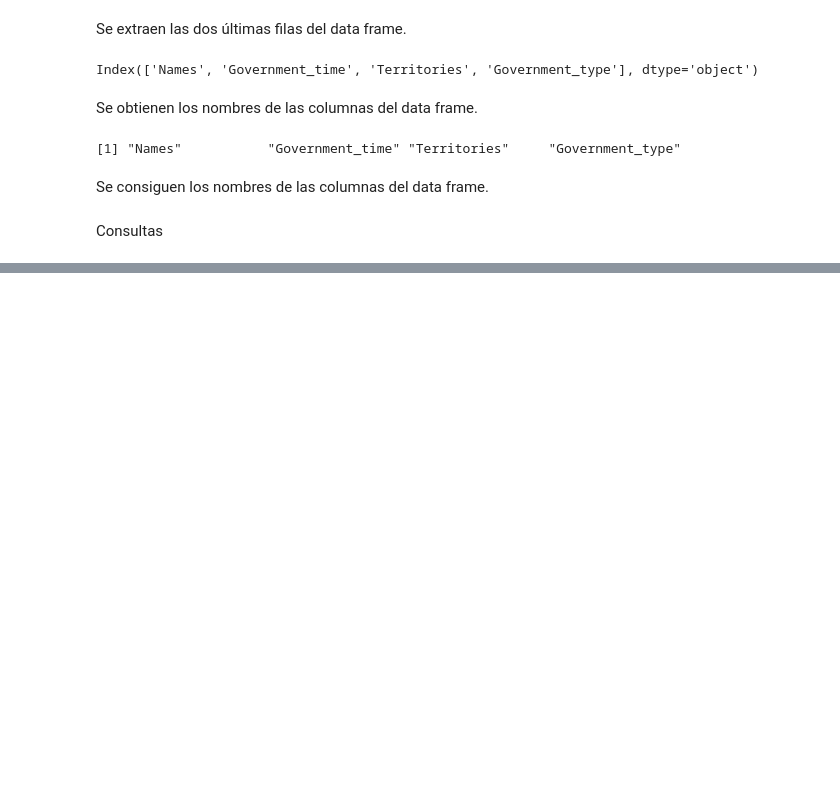
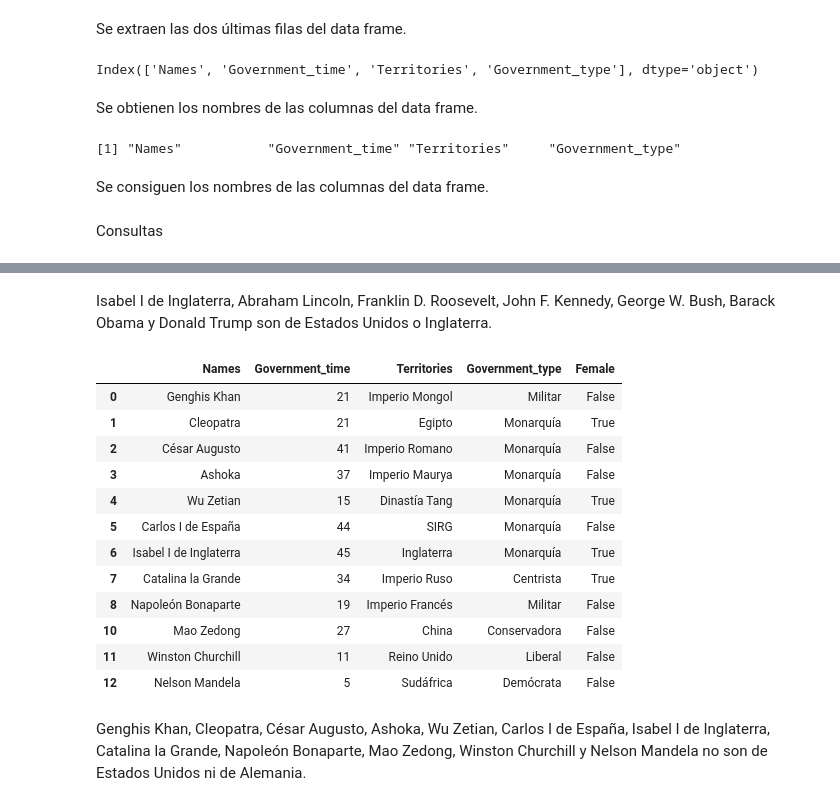
Before and after one commit to LuisPalominoR/Clase-3, a Jupyter notebook: 3b_PROTO.ipynb, the cells around one changed output, grey strips where cells are left out. Drawn from its saved outputs; the diff is of its cells as text; code cells hidden in the pictures; blank space fills up the shorter version.

```diff
--- a/3b_PROTO.ipynb
+++ b/3b_PROTO.ipynb
@@ -919,0 +1044,20 @@ Consultas
+# %% [markdown]
+Isabel I de Inglaterra, Abraham Lincoln, Franklin D. Roosevelt, John F. Kennedy, George W. Bush, Barack Obama y Donald Trump son de Estados Unidos o Inglaterra.
+# %%
+DFP_new2[~DFP_new2.Territories.isin(['Estados Unidos','Alemania'])]
+# %% [output]
+|  | Names | Government_time | Territories | Government_type | Female |
+| 0 | Genghis Khan | 21 | Imperio Mongol | Militar | False |
+| 1 | Cleopatra | 21 | Egipto | Monarquía | True |
+| 2 | César Augusto | 41 | Imperio Romano | Monarquía | False |
+| 3 | Ashoka | 37 | Imperio Maurya | Monarquía | False |
+| 4 | Wu Zetian | 15 | Dinastía Tang | Monarquía | True |
+| 5 | Carlos I de España | 44 | SIRG | Monarquía | False |
+| 6 | Isabel I de Inglaterra | 45 | Inglaterra | Monarquía | True |
+| 7 | Catalina la Grande | 34 | Imperio Ruso | Centrista | True |
+| 8 | Napoleón Bonaparte | 19 | Imperio Francés | Militar | False |
+| 10 | Mao Zedong | 27 | China | Conservadora | False |
+| 11 | Winston Churchill | 11 | Reino Unido | Liberal | False |
+| 12 | Nelson Mandela | 5 | Sudáfrica | Demócrata | False |
+# %% [markdown]
+Genghis Khan, Cleopatra, César Augusto, Ashoka, Wu Zetian, Carlos I de España, Isabel I de Inglaterra, Catalina la Grande, Napoleón Bonaparte, Mao Zedong, Winston Churchill y Nelson Mandela no son de Estados Unidos ni de Alemania.
```
Also changed, not shown: parts of 30 cells of this notebook.
